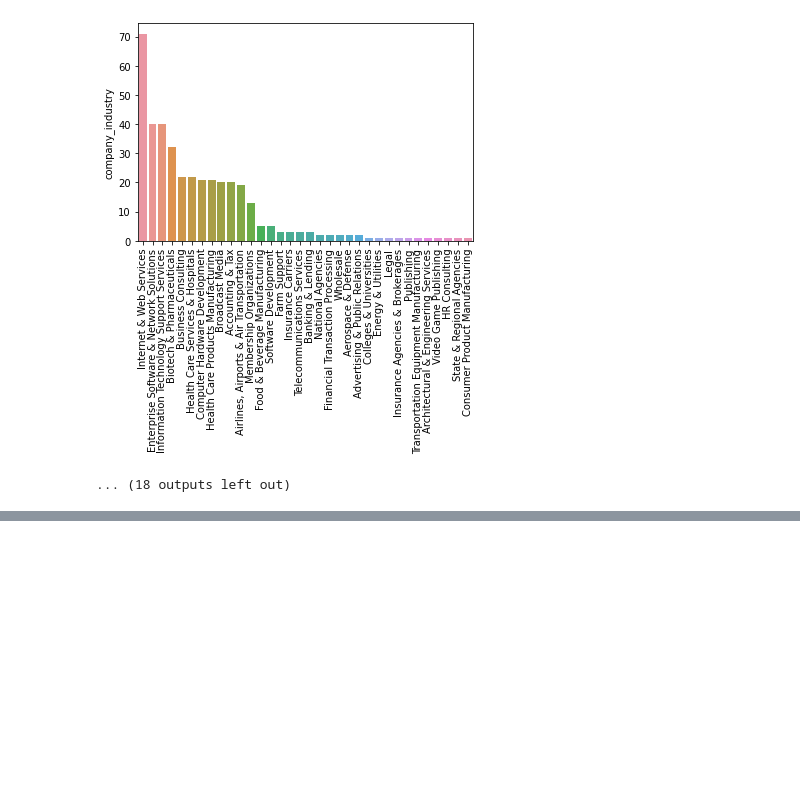
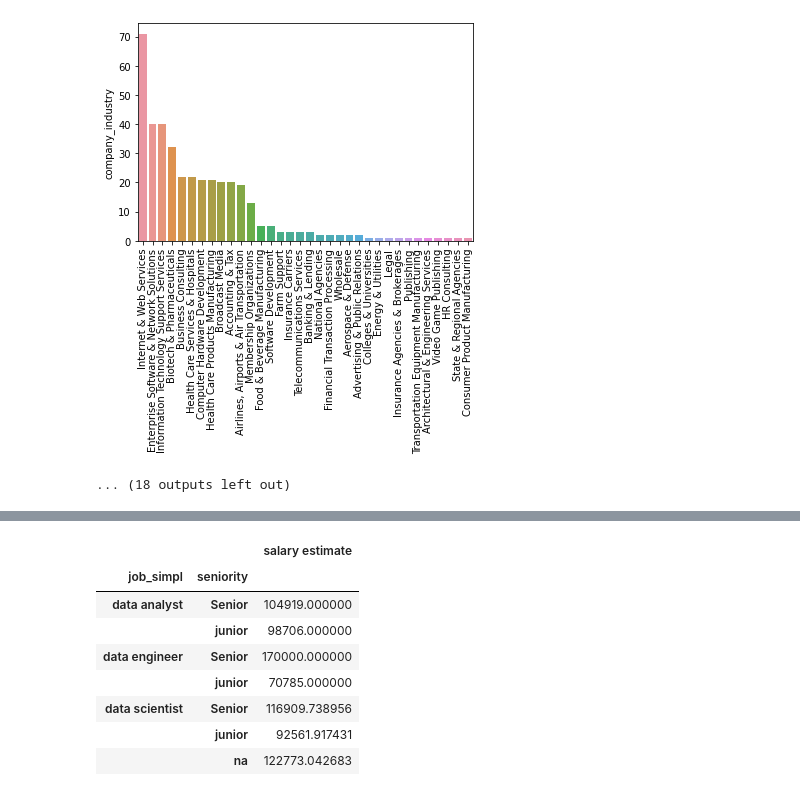
Before and after one commit to mohamedsiika/Jobs_salary_Prediction, a Jupyter notebook: EDA.ipynb, the cells around one changed output, grey strips where cells are left out. Saved outputs shown, nothing was run; the diff lists cells and outputs as text; code cells hidden in the pictures; blank space fills up the shorter version.

```diff
--- a/EDA.ipynb
+++ b/EDA.ipynb
@@ -190,0 +233,12 @@ graph for company_industry
+# %%
+pd.pivot_table(df,values='salary estimate',index=['job_simpl','seniority'])
+# %% [output]
+|  |  | salary estimate |
+| job_simpl | seniority |  |
+| data analyst | Senior | 104919.000000 |
+|  | junior | 98706.000000 |
+| data engineer | Senior | 170000.000000 |
+|  | junior | 70785.000000 |
+| data scientist | Senior | 116909.738956 |
+|  | junior | 92561.917431 |
+|  | na | 122773.042683 |
```
Also changed, not shown: parts of 6 cells of this notebook.
